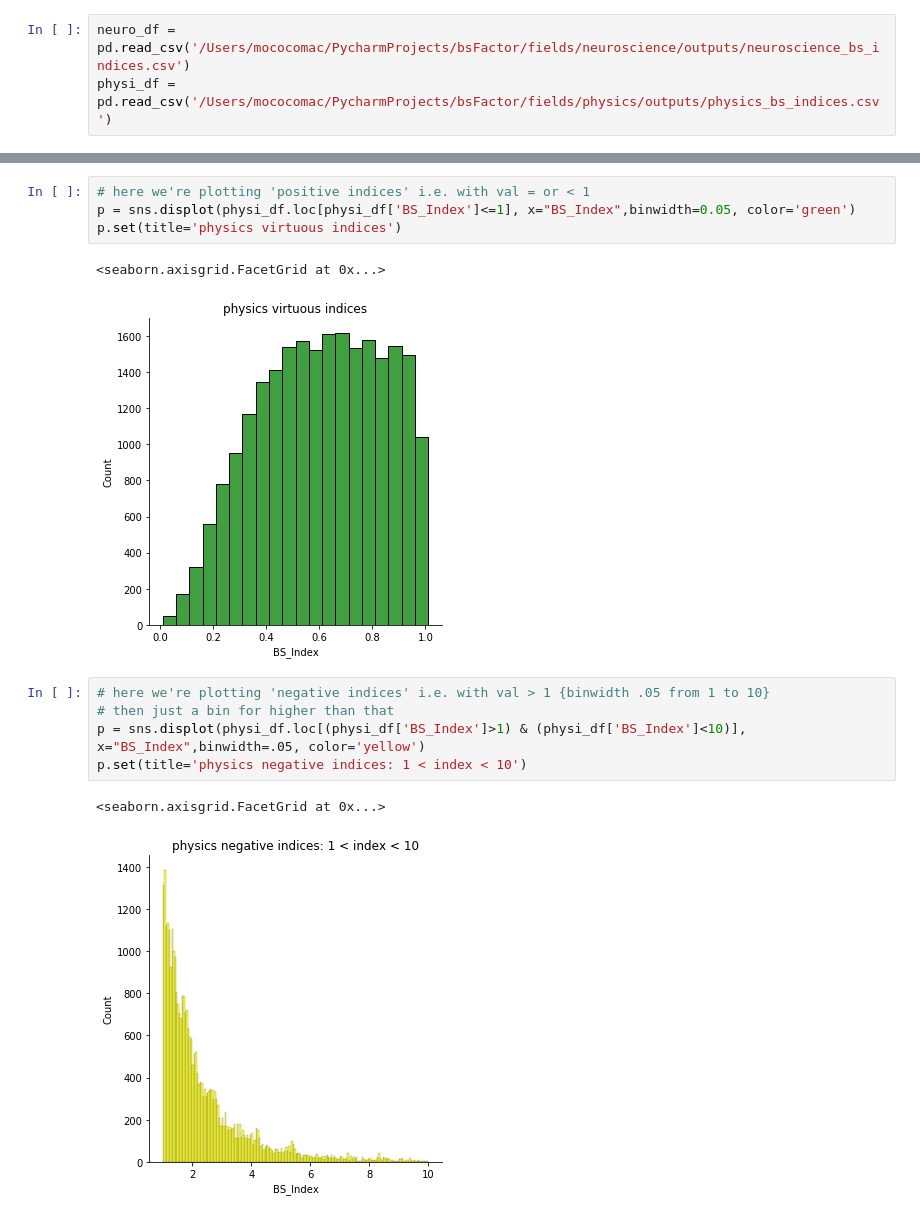
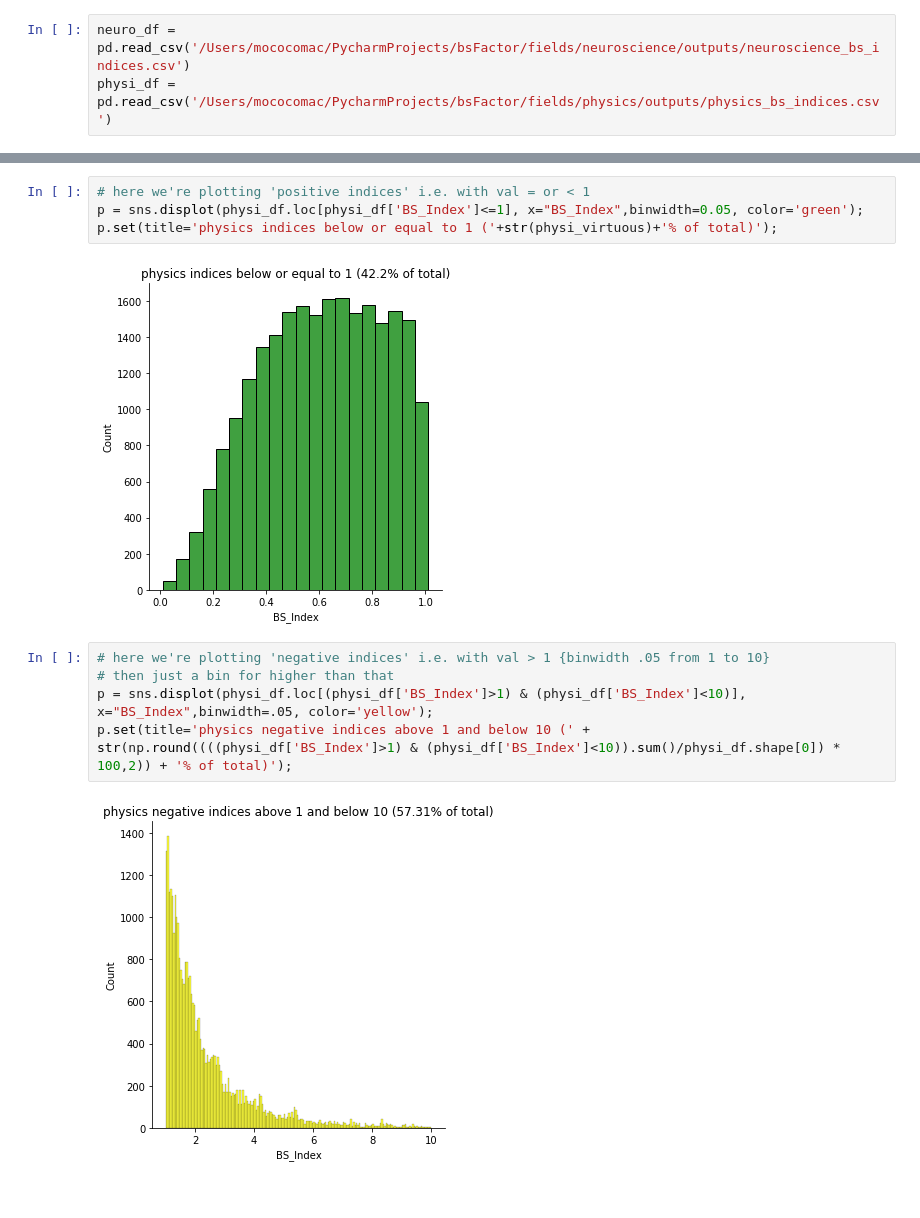
Before and after one commit to ste-ioan/notebook_share, a Jupyter notebook: BS_Plots.ipynb, the cells around one changed output, grey strips where cells are left out. Saved outputs shown, nothing was run; the diff lists cells and outputs as text.

```diff
--- a/BS_Plots.ipynb
+++ b/BS_Plots.ipynb
@@ -64,16 +141,14 @@ sns.displot(physi_df, x="BS_Index",binwidth=1).set(title='Overall distribution o
 # %%
 # here we're plotting 'positive indices' i.e. with val = or < 1
-p = sns.displot(physi_df.loc[physi_df['BS_Index']<=1], x="BS_Index",binwidth=0.05, color='green')
-p.set(title='physics virtuous indices')
+p = sns.displot(physi_df.loc[physi_df['BS_Index']<=1], x="BS_Index",binwidth=0.05, color='green');
+p.set(title='physics indices below or equal to 1 ('+str(physi_virtuous)+'% of total)');
 # %% [output]
-<seaborn.axisgrid.FacetGrid at 0x...>
-[figure, old version]
+[figure, new version]
 # %%
 # here we're plotting 'negative indices' i.e. with val > 1 {binwidth .05 from 1 to 10}
 # then just a bin for higher than that
-p = sns.displot(physi_df.loc[(physi_df['BS_Index']>1) & (physi_df['BS_Index']<10)], x="BS_Index",binwidth=.05, color='yellow')
-p.set(title='physics negative indices: 1 < index < 10')
+p = sns.displot(physi_df.loc[(physi_df['BS_Index']>1) & (physi_df['BS_Index']<10)], x="BS_Index",binwidth=.05, color='yellow');
+p.set(title='physics negative indices above 1 and below 10 (' + str(np.round((((physi_df['BS_Index']>1) & (physi_df['BS_Index']<10)).sum()/physi_df.shape[0]) * 100,2)) + '% of total)');
 # %% [output]
-<seaborn.axisgrid.FacetGrid at 0x...>
-[figure, old version]
+[figure, new version]
 # %%
```
Also changed, not shown: parts of 17 cells of this notebook.
